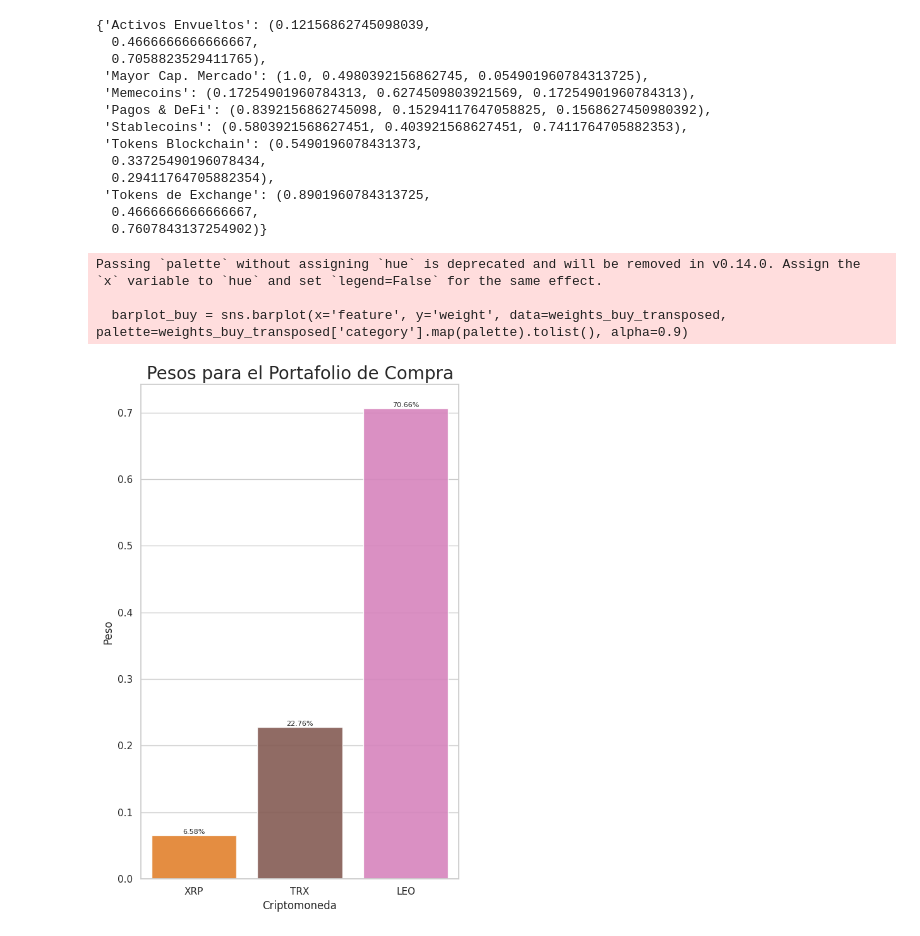
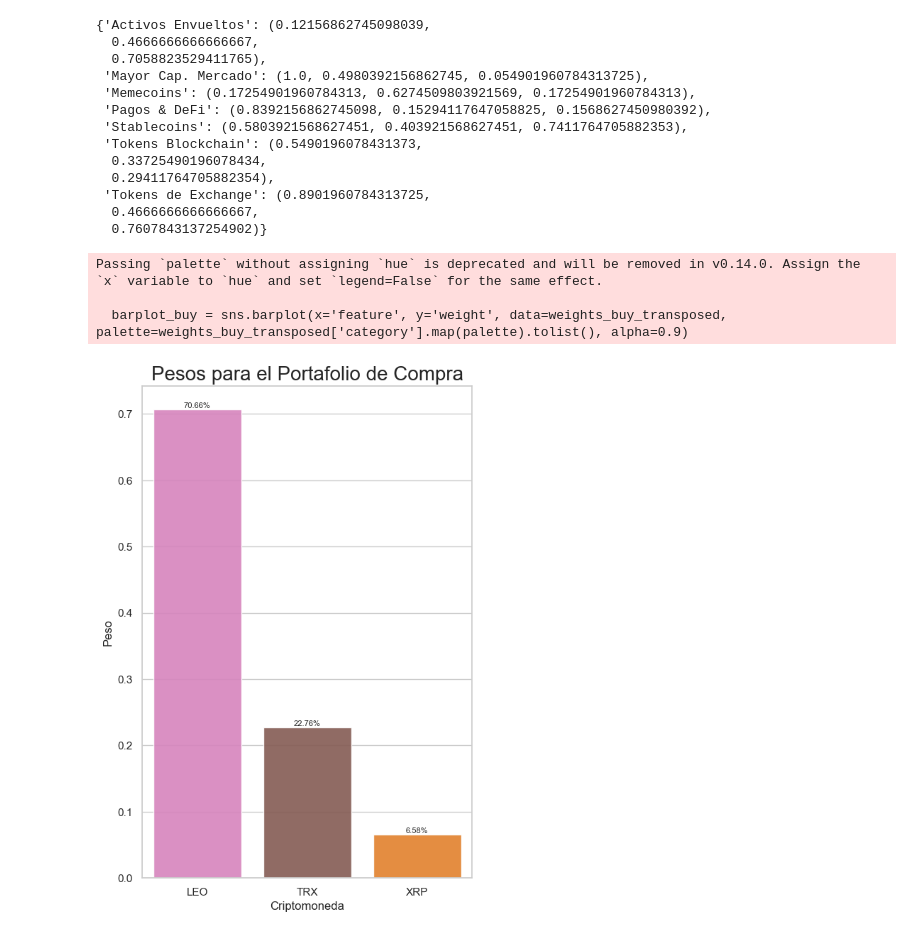
Before and after one commit to heritaco/Proyecto, a Jupyter notebook: 04-Crypto-Dashboard/02-2-Weigths-Visualizations.ipynb, the cells around one changed output. Drawn from its saved outputs; the diff is of its cells as text; code cells hidden in the pictures.

```diff
--- a/04-Crypto-Dashboard/02-2-Weigths-Visualizations.ipynb
+++ b/04-Crypto-Dashboard/02-2-Weigths-Visualizations.ipynb
@@ -55,8 +55,6 @@ np.float64(4.55232)
 # %%
 weights_cfd_transposed = weights_cfd.T.reset_index()
 weights_cfd_transposed.columns = ['feature', 'weight']
-
-
 
 weights_cfd_transposed = weights_cfd_transposed[weights_cfd_transposed['weight'] != 0]
 
@@ -66,8 +64,13 @@ weights_cfd_transposed['weight'] = weights_cfd_transposed['weight'] / weights_cf
 # Map each feature to its category
 weights_cfd_transposed['category'] = weights_cfd_transposed['feature'].map(classification)
 
-# Sort by category and then by weight within each category
-weights_cfd_transposed = weights_cfd_transposed.sort_values(by=['category', 'weight'], ascending=[True, True])
+# Compute total weight for each category (using absolute values)
+weights_cfd_transposed['total_weight'] = weights_cfd_transposed.groupby('category')['weight'].transform(lambda x: x.abs().sum())
+# Convert individual weights to absolute values
+weights_cfd_transposed['weightabs'] = weights_cfd_transposed['weight'].abs()
+
+# Sort features based on the total weight of their category (descending) and then by the individual weight
+weights_cfd_transposed = weights_cfd_transposed.sort_values(by=['total_weight', 'weightabs'], ascending=[False, False])
 
 # Define a color palette for the categories using seaborn
 classification = {
@@ -100,10 +103,20 @@ classification = {
     'LEO': 'Tokens de Exchange'
 }
 
+palette = {
+    'Mayor Cap. Mercado': (1.0, 0.4980392156862745, 0.054901960784313725),
+    'Activos Envueltos': (0.12156862745098039, 0.4666666666666667, 0.7058823529411765),
+
+    'Tokens Blockchain': (0.5490196078431373, 0.33725490196078434, 0.29411764705882354),
+    'Stablecoins': (0.5803921568627451, 0.403921568627451, 0.7411764705882353),
+    'Pagos & DeFi': (0.8392156862745098, 0.15294117647058825, 0.1568627450980392),
+    'Tokens de Exchange': (0.8901960784313725, 0.4666666666666667, 0.7607843137254902),
+
+    'Memecoins': (0.17254901960784313, 0.6274509803921569, 0.17254901960784313),
+
+}
 
 
-unique_categories = weights_cfd_transposed['category'].unique()
-palette = dict(zip(unique_categories, sns.color_palette('tab10', len(unique_categories))))
 
 
 # Plot the weights of the CFD model with colors based on the category
@@ -126,7 +139,13 @@ plt.title('Pesos para el Portafolio de CFDs', fontsize=20)
 plt.xlabel('Criptomoneda', fontsize=12)
 plt.ylabel('Peso', fontsize=12)
 plt.axhline(0, color='black', linewidth=0.5)
-plt.tight_layout()
+# plt.tight_layout()
+
+# Save the figure as a pickle file
+fig = plt.gcf()  # Get the current figure
+import pickle
+with open("pkl/02-pesos-cfd.pkl", "wb") as f:
+    pickle.dump(fig, f)
 
 
 plt.savefig('svg/02-pesos-cfd-t10.svg', format='svg', bbox_inches='tight')
@@ -163,44 +182,39 @@ weights_buy_transposed['weight'] = weights_buy_transposed['weight'] / weights_bu
 weights_buy_transposed['category'] = weights_buy_transposed['feature'].map(classification)
 
 # Sort them by the category
-weights_buy_transposed = weights_buy_transposed.sort_values(by='category', ascending=True)
+weights_buy_transposed = weights_buy_transposed.sort_values(by='category', ascending=False)
 
 # Define a color palette for the categories using seaborn
 unique_categories_buy = weights_buy_transposed['category'].unique()
 palette_buy = dict(zip(unique_categories_buy, sns.color_palette('tab10', len(unique_categories_buy))))
 
 # Plot the weights of the Buy model with colors based on the category
 plt.figure(figsize=(6, 9))
 sns.set(style="whitegrid")
 barplot_buy = sns.barplot(x='feature', y='weight', data=weights_buy_transposed, palette=weights_buy_transposed['category'].map(palette).tolist(), alpha=0.9)
 
 # Add annotations
 for p in barplot_buy.patches:
     barplot_buy.annotate(f'{p.get_height():.2%}',
                          (p.get_x() + p.get_width() / 2., p.get_height()),
                          ha='center', va='bottom' if p.get_height() > 0 else 'top',
                          fontsize=8)
 
 # Create legend
 
 
 plt.title('Pesos para el Portafolio de Compra', fontsize=20)
 plt.xlabel('Criptomoneda', fontsize=12)
 plt.ylabel('Peso', fontsize=12)
 plt.axhline(0, color='black', linewidth=0.5)
-plt.tight_layout()
+# plt.tight_layout()
 plt.savefig('svg/02-pesos-buy.svg', format='svg', bbox_inches='tight')
 
 
-# Save the figure as a pickle file
-fig = plt.gcf()  # Get the current figure
-import pickle
-with open("pkl/02-pesos-buy.pkl", "wb") as f:
-    pickle.dump(fig, f)
 
 plt.show()
 # %% [output]
 Passing `palette` without assigning `hue` is deprecated and will be removed in v0.14.0. Assign the `x` variable to `hue` and set `legend=False` for the same effect.
 
   barplot_buy = sns.barplot(x='feature', y='weight', data=weights_buy_transposed, palette=weights_buy_transposed['category'].map(palette).tolist(), alpha=0.9)
-[figure, old version]
+[figure, new version]
```
Also changed, not shown: parts of 1 cell of this notebook, 17 other files.
